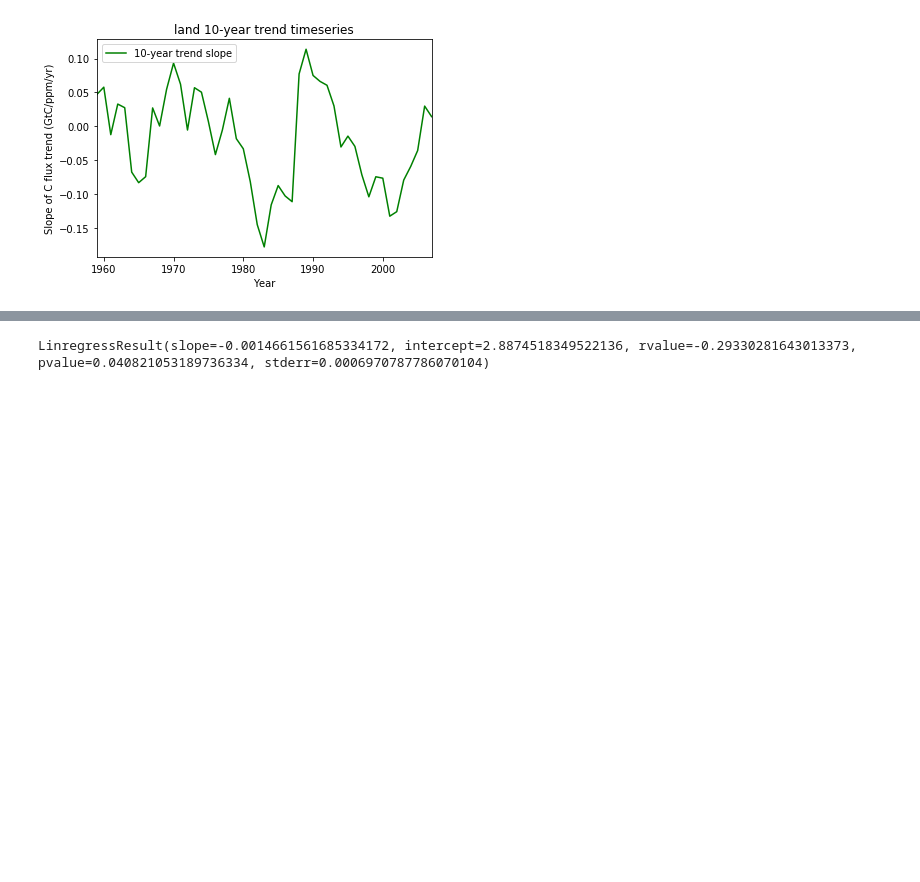
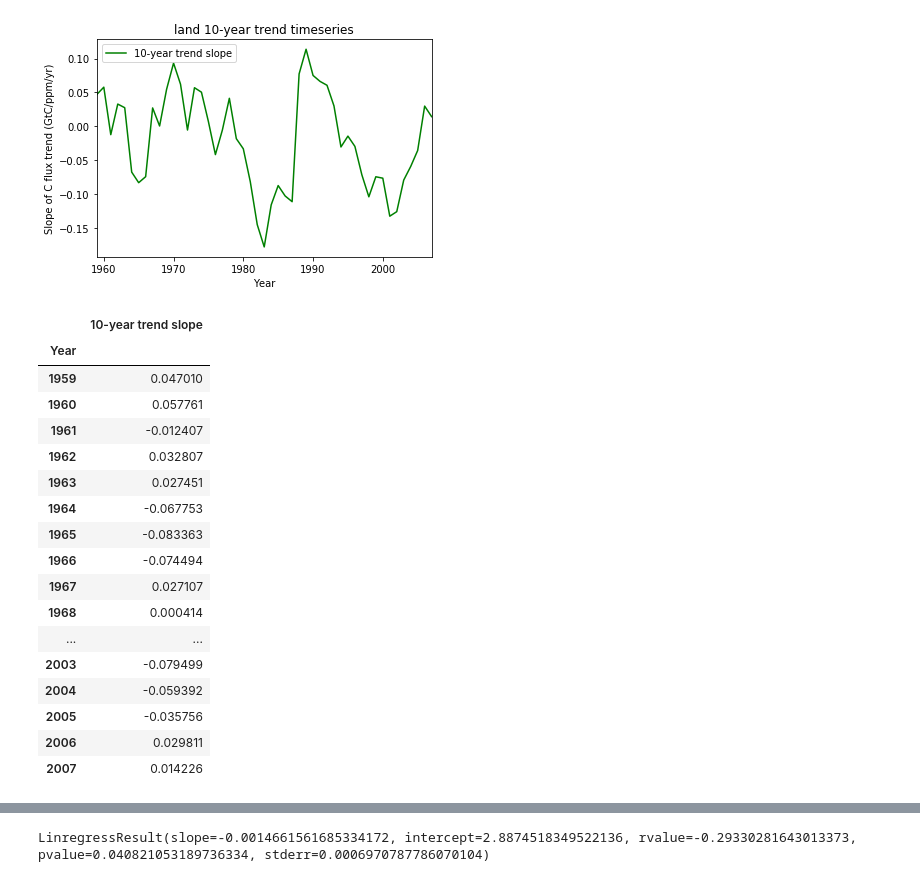
Before and after one commit to rursino/carbon-cycle-feedbacks, a Jupyter notebook: Peylin_flux/Notebooks/CO2_reg.ipynb, the cells around one changed output, grey strips where cells are left out. Saved outputs shown, nothing was run; the diff lists cells and outputs as text; code cells hidden in the pictures; blank space fills up the shorter version.

```diff
--- a/Peylin_flux/Notebooks/CO2_reg.ipynb
+++ b/Peylin_flux/Notebooks/CO2_reg.ipynb
@@ -155,5 +153,26 @@ land_10_co2=rolling_trend(df, sink='land', window=10)
 # %% [output]
 [figure]
 [figure]
+# %%
+land_10_co2
+# %% [output]
+|  | 10-year trend slope |
+| Year |  |
+| 1959 | 0.047010 |
+| 1960 | 0.057761 |
+| 1961 | -0.012407 |
+| 1962 | 0.032807 |
+| 1963 | 0.027451 |
+| 1964 | -0.067753 |
+| 1965 | -0.083363 |
+| 1966 | -0.074494 |
+| 1967 | 0.027107 |
+| 1968 | 0.000414 |
+| ... | ... |
+| 2003 | -0.079499 |
+| 2004 | -0.059392 |
+| 2005 | -0.035756 |
+| 2006 | 0.029811 |
+| 2007 | 0.014226 |
 # %%
 plt.figure(figsize=(16,10))
```
Also changed, not shown: parts of 7 cells of this notebook, 1 other file.
